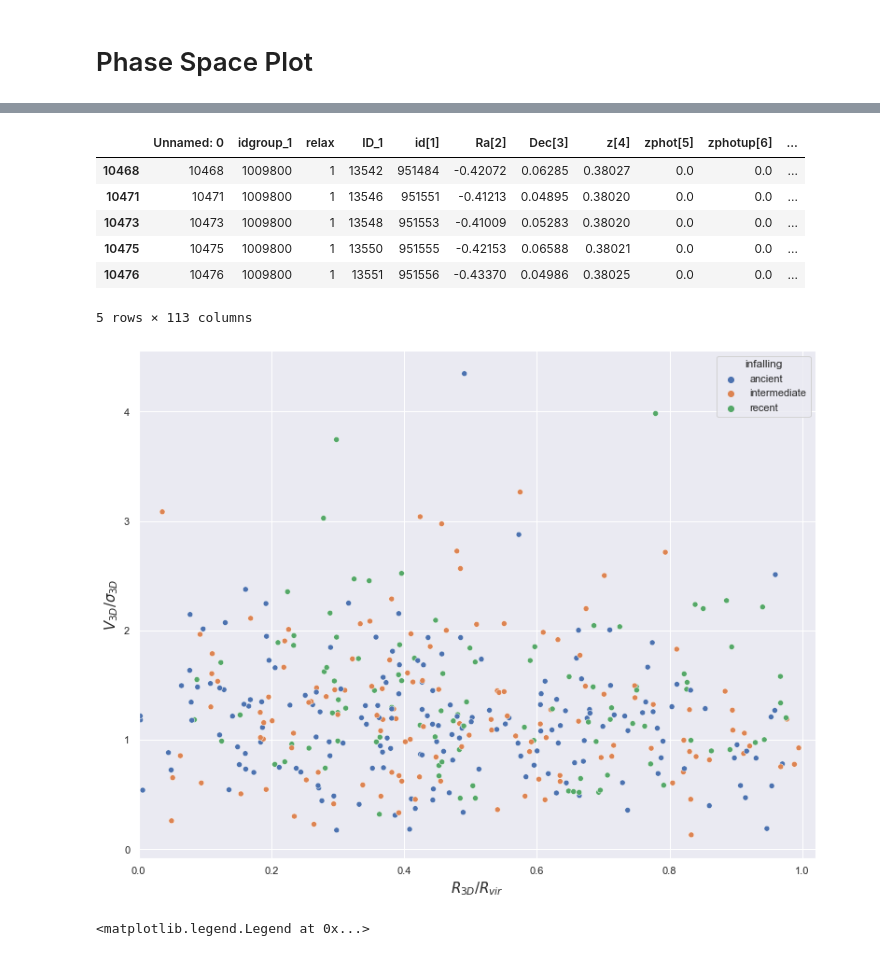
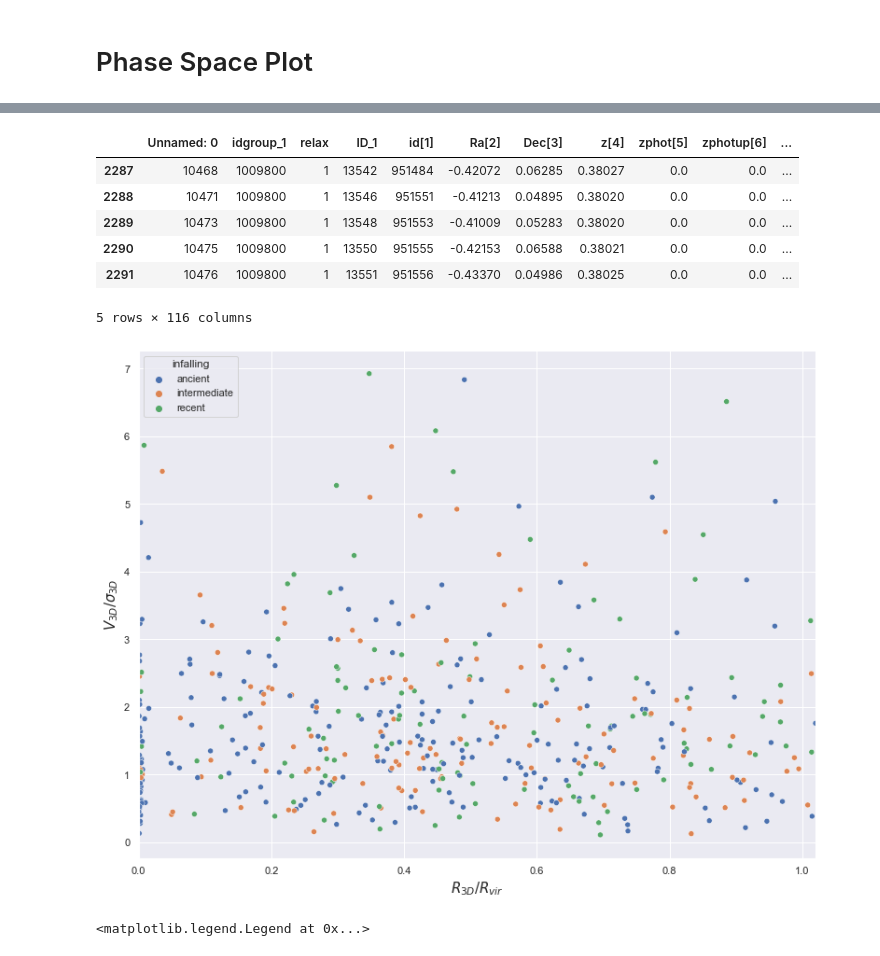
Before and after one commit to halehhajizadeh/Galaxy-Clusters, a Jupyter notebook: visualizing_data.ipynb, the cells around one changed output, grey strips where cells are left out. Drawn from its saved outputs; the diff is of its cells as text; code cells hidden in the pictures.

```diff
--- a/visualizing_data.ipynb
+++ b/visualizing_data.ipynb
@@ -77,5 +73,5 @@ dataset.to_csv('dataset.csv')
 # %% [markdown]
 # Phase Space Plot
 # %%
-path = './dataset.csv'
+path = './dataset_without0.csv'
 dataset = pd.read_csv(path)
@@ -84,5 +78,5 @@ dataset = dataset[dataset['t(Myr)[col2]'] != 0]
 # %%
-dataset = dataset[dataset['rank'] != 3]
+# dataset = dataset[dataset['rank'] != 3]
 # %%
 dataset_gID = dataset.groupby('GroupID')
 # %%
@@ -131,40 +123,40 @@ SII = dataset[dataset['category'] == 'S-II']
 SIII = dataset[dataset['category'] == 'S-III']
 SIV  = dataset[dataset['category'] == 'S-IV']
 # %%
-SI = SI[SI['offset']<=1]
-SII = SII[SII['offset']<=1]
-SIII = SIII[SIII['offset']<=1]
-SIV = SIV[SIV['offset']<=1]
+# SI = SI[SI['offset']<=1]
+# SII = SII[SII['offset']<=1]
+# SIII = SIII[SIII['offset']<=1]
+# SIV = SIV[SIV['offset']<=1]
 # %%
 SI.head()
 # %% [output]
 |  | Unnamed: 0 | idgroup_1 | relax | ID_1 | id[1] | Ra[2] | Dec[3] | z[4] | zphot[5] | zphotup[6] | ... |
-| 10468 | 10468 | 1009800 | 1 | 13542 | 951484 | -0.42072 | 0.06285 | 0.38027 | 0.0 | 0.0 | ... |
-| 10471 | 10471 | 1009800 | 1 | 13546 | 951551 | -0.41213 | 0.04895 | 0.38020 | 0.0 | 0.0 | ... |
-| 10473 | 10473 | 1009800 | 1 | 13548 | 951553 | -0.41009 | 0.05283 | 0.38020 | 0.0 | 0.0 | ... |
-| 10475 | 10475 | 1009800 | 1 | 13550 | 951555 | -0.42153 | 0.06588 | 0.38021 | 0.0 | 0.0 | ... |
-| 10476 | 10476 | 1009800 | 1 | 13551 | 951556 | -0.43370 | 0.04986 | 0.38025 | 0.0 | 0.0 | ... |
+| 2287 | 10468 | 1009800 | 1 | 13542 | 951484 | -0.42072 | 0.06285 | 0.38027 | 0.0 | 0.0 | ... |
+| 2288 | 10471 | 1009800 | 1 | 13546 | 951551 | -0.41213 | 0.04895 | 0.38020 | 0.0 | 0.0 | ... |
+| 2289 | 10473 | 1009800 | 1 | 13548 | 951553 | -0.41009 | 0.05283 | 0.38020 | 0.0 | 0.0 | ... |
+| 2290 | 10475 | 1009800 | 1 | 13550 | 951555 | -0.42153 | 0.06588 | 0.38021 | 0.0 | 0.0 | ... |
+| 2291 | 10476 | 1009800 | 1 | 13551 | 951556 | -0.43370 | 0.04986 | 0.38025 | 0.0 | 0.0 | ... |
-5 rows × 113 columns
+5 rows × 116 columns
 # %%
 frames = [SI, SII, SII, SIV]
 # %%
 S = pd.concat(frames)
 # %%
 x = SI['offset']
-y = SI['velgal']/SI['sigma']
+y = SI['vel_vz']/SI['sigma_vz']
 
 # colors = {'first':"blue", 'recent':"green", 'intermediate':"orange", 'ancient':"red"}
 
 df = pd.DataFrame(dict(x = x, y = y, infalling = SI['infalling']))
 sns.set(rc = {'figure.figsize':(13,10)})
 ax = sns.scatterplot('x', 'y', data=df, hue='infalling')
 ax.set_xlabel("$R_{3D} / R_{vir}$", fontsize = 15)
 ax.set_ylabel("$V_{3D} / \sigma_{3D}$", fontsize = 15)
 ax.set_xlim(0,1.02)
 
 plt.show()
 # %% [output]
-[figure, old version]
+[figure, new version]
 # %%
 SI = dataset[dataset['category'] == 'S-I']
 SII = dataset[dataset['category'] == 'S-II']
```
Also changed, not shown: parts of 21 cells of this notebook, 1 other file.
